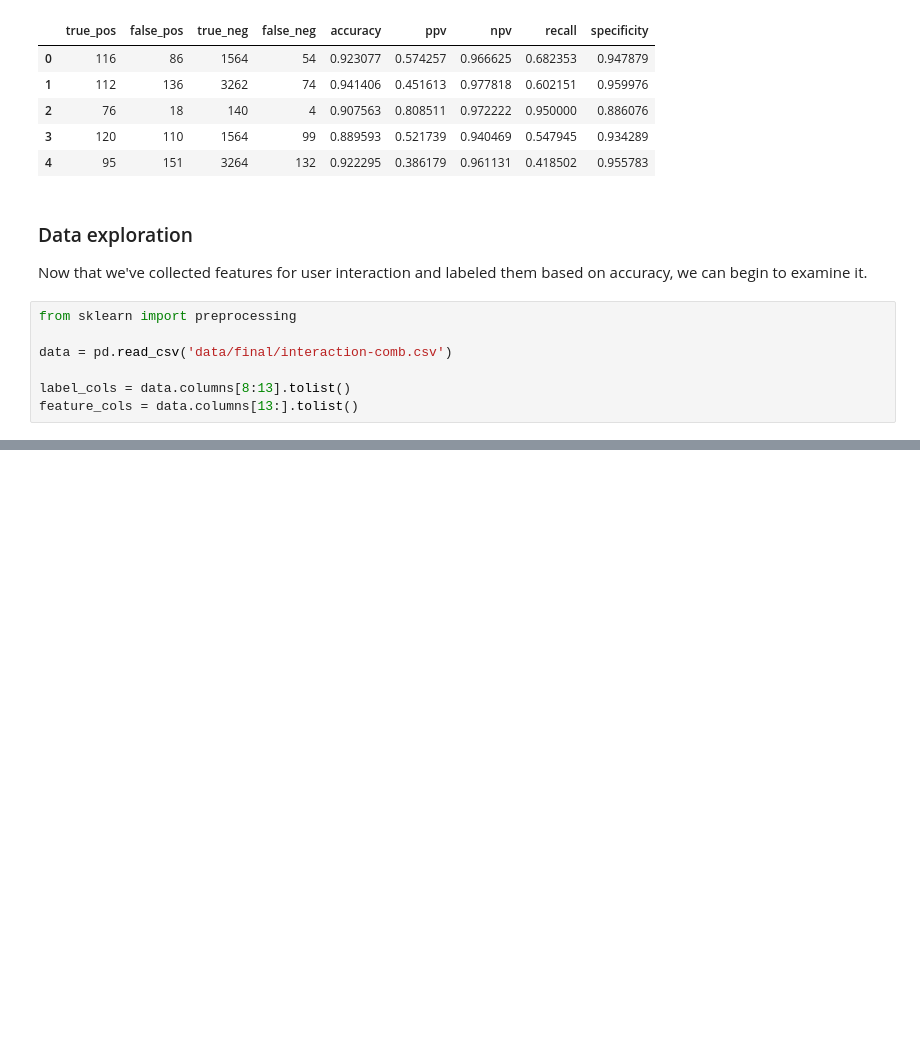
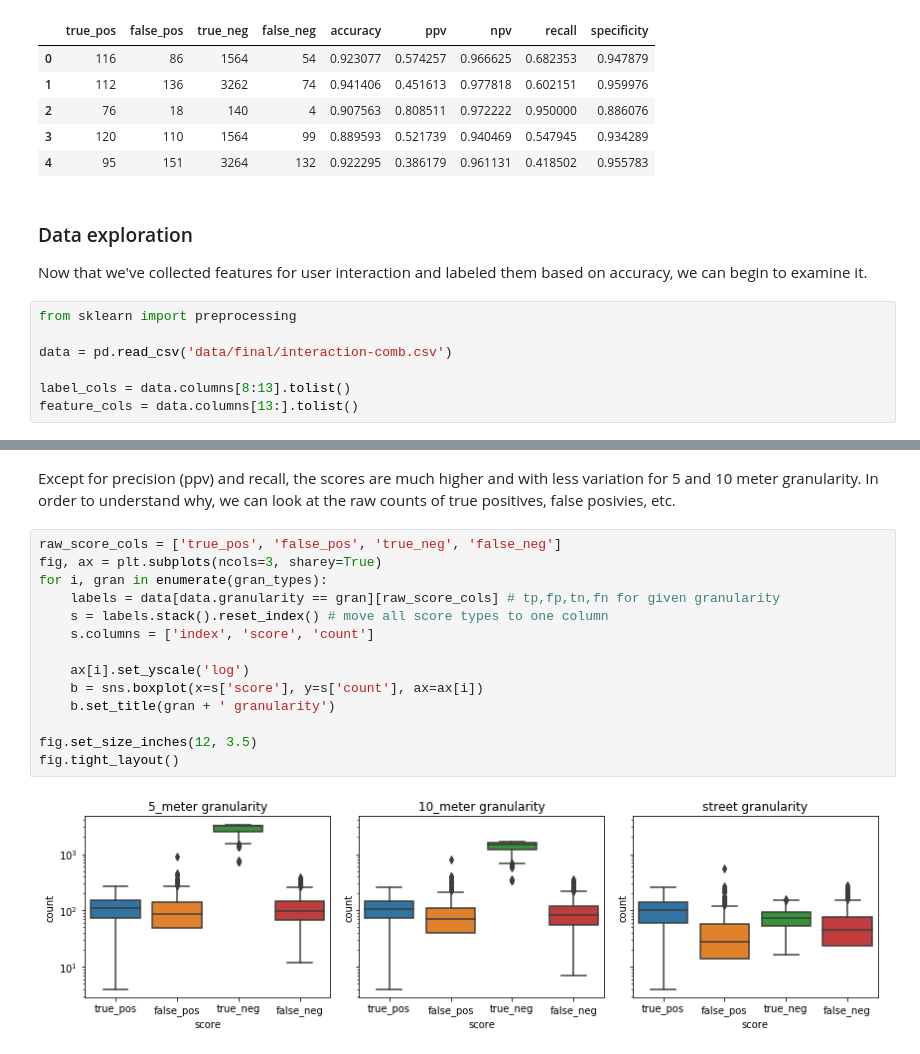
Before and after one commit to johannkm/cmsc499A, a Jupyter notebook: Report.ipynb, the cells around one changed output, grey strips where cells are left out. Saved outputs shown, nothing was run; the diff lists cells and outputs as text; blank space fills up the shorter version.

```diff
--- a/Report.ipynb
+++ b/Report.ipynb
@@ -147,0 +218,18 @@ plt.show()
+# %% [markdown]
+Except for precision (ppv) and recall, the scores are much higher and with less variation for 5 and 10 meter granularity. In order to understand why, we can look at the raw counts of true positives, false posivies, etc.
+# %%
+raw_score_cols = ['true_pos', 'false_pos', 'true_neg', 'false_neg']
+fig, ax = plt.subplots(ncols=3, sharey=True)
+for i, gran in enumerate(gran_types):
+    labels = data[data.granularity == gran][raw_score_cols] # tp,fp,tn,fn for given granularity
+    s = labels.stack().reset_index() # move all score types to one column
+    s.columns = ['index', 'score', 'count']
+
+    ax[i].set_yscale('log')
+    b = sns.boxplot(x=s['score'], y=s['count'], ax=ax[i])
+    b.set_title(gran + ' granularity')
+
+fig.set_size_inches(12, 3.5)
+fig.tight_layout()
+# %% [output]
+[figure, added]
```
Also changed, not shown: parts of 33 cells of this notebook.
